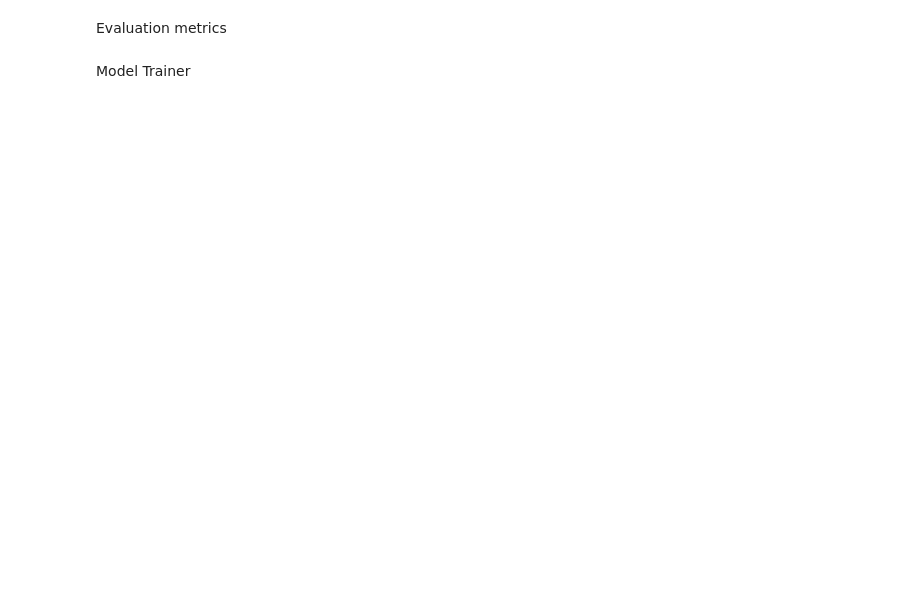
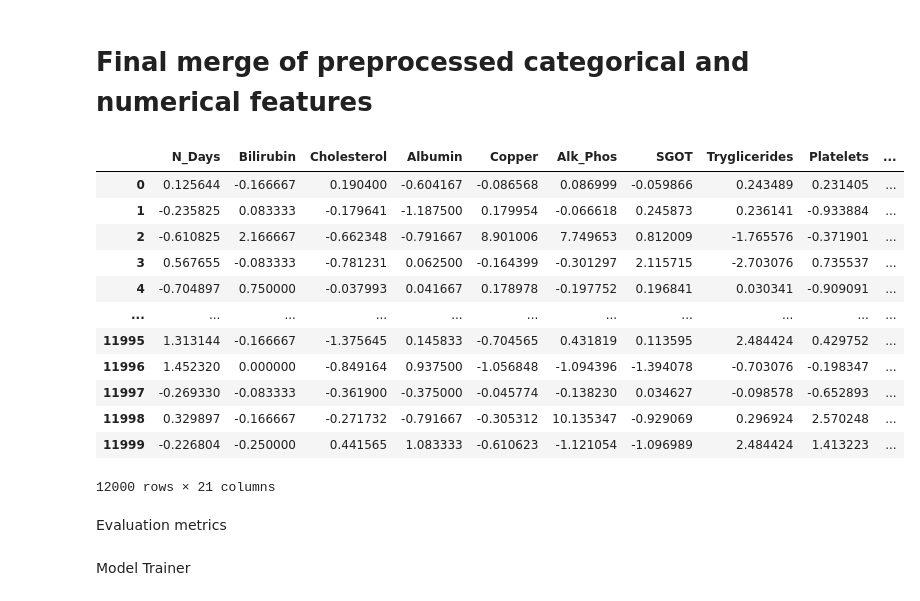
Before and after one commit to RiyadspX/Patients-Multi-class-Classification, a Jupyter notebook: notebooks/Model_trainer.ipynb, the cells around one changed output. Cells and saved outputs as stored; diff of their text form; code cells hidden in the pictures; blank space fills up the shorter version.

```diff
--- a/notebooks/Model_trainer.ipynb
+++ b/notebooks/Model_trainer.ipynb
@@ -139,6 +360,0 @@ Name: count, dtype: int64
-# %%
-from sklearn.model_selection import train_test_split
-
-X_train,  X_test, Y_train, Y_test = train_test_split(X_encoded, Y_encoded, test_size=.2, random_state=8)
-print('Trainning Shape', X_train.shape, Y_train.shape)
-print('Trainning Shape', X_test.shape, Y_test.shape)
@@ -152,11 +376,11 @@ from sklearn.preprocessing import RobustScaler
 def scaling(X_train, X_test):
     X_train_tf = X_train.copy()
     X_test_tf = X_test.copy()
-    numerical_features = list(X_train.select_dtypes('float').columns)
+    numerical_features = [col for col in X_train.select_dtypes('float').columns if col != 'Stage']
     #only scale numeric varaibles in this case rather than the dummy variables for categories
     rob = RobustScaler()
     X_train_tf.loc[:, numerical_features] = rob.fit_transform(X_train_tf.loc[:, numerical_features])
     X_test_tf.loc[:, numerical_features] = rob.transform(X_test_tf.loc[:, numerical_features])
     return X_train_tf, X_test_tf
 
-X_train_tf, X_test_tf = scaling(X_train, X_test)
+X_train_tf, X_test_tf = scaling(X_train_num_imputed, X_test_num_imputed)
@@ -177,3 +387,27 @@ X_train_tf, X_test_tf = scaling(X_train, X_test)
+# %% [markdown]
+# Final merge of preprocessed categorical and numerical features
+# %%
+# concat
+X_train_final = pd.concat([X_train_tf.reset_index().drop('index', axis=1), X_train_cat_encoded.reset_index().drop('index', axis=1)], axis=1)
+X_test_final = pd.concat([X_test_tf.reset_index().drop('index', axis=1), X_test_cat_encoded.reset_index().drop('index', axis=1)], axis=1)
+# %%
+X_train_final['Stage'] = X_train_final['Stage'].astype('int')
+# %%
+X_train_final
+# %% [output]
+|  | N_Days | Bilirubin | Cholesterol | Albumin | Copper | Alk_Phos | SGOT | Tryglicerides | Platelets | ... |
+| 0 | 0.125644 | -0.166667 | 0.190400 | -0.604167 | -0.086568 | 0.086999 | -0.059866 | 0.243489 | 0.231405 | ... |
+| 1 | -0.235825 | 0.083333 | -0.179641 | -1.187500 | 0.179954 | -0.066618 | 0.245873 | 0.236141 | -0.933884 | ... |
+| 2 | -0.610825 | 2.166667 | -0.662348 | -0.791667 | 8.901006 | 7.749653 | 0.812009 | -1.765576 | -0.371901 | ... |
+| 3 | 0.567655 | -0.083333 | -0.781231 | 0.062500 | -0.164399 | -0.301297 | 2.115715 | -2.703076 | 0.735537 | ... |
+| 4 | -0.704897 | 0.750000 | -0.037993 | 0.041667 | 0.178978 | -0.197752 | 0.196841 | 0.030341 | -0.909091 | ... |
+| ... | ... | ... | ... | ... | ... | ... | ... | ... | ... | ... |
+| 11995 | 1.313144 | -0.166667 | -1.375645 | 0.145833 | -0.704565 | 0.431819 | 0.113595 | 2.484424 | 0.429752 | ... |
+| 11996 | 1.452320 | 0.000000 | -0.849164 | 0.937500 | -1.056848 | -1.094396 | -1.394078 | -0.703076 | -0.198347 | ... |
+| 11997 | -0.269330 | -0.083333 | -0.361900 | -0.375000 | -0.045774 | -0.138230 | 0.034627 | -0.098578 | -0.652893 | ... |
+| 11998 | 0.329897 | -0.166667 | -0.271732 | -0.791667 | -0.305312 | 10.135347 | -0.929069 | 0.296924 | 2.570248 | ... |
+| 11999 | -0.226804 | -0.250000 | 0.441565 | 1.083333 | -0.610623 | -1.121054 | -1.096989 | 2.484424 | 1.413223 | ... |
+12000 rows × 21 columns
 # %% [markdown]
 Evaluation metrics
 # %%
```
Also changed, not shown: parts of 38 cells of this notebook, 23 other files.
